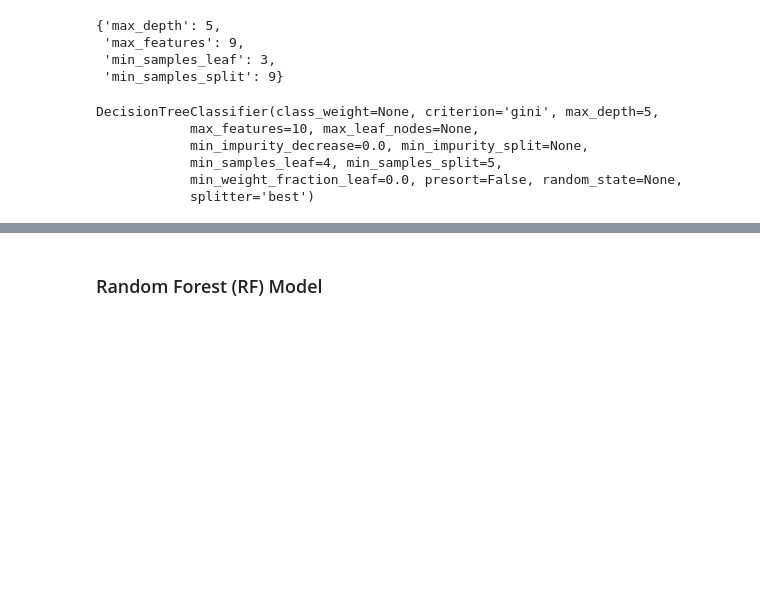
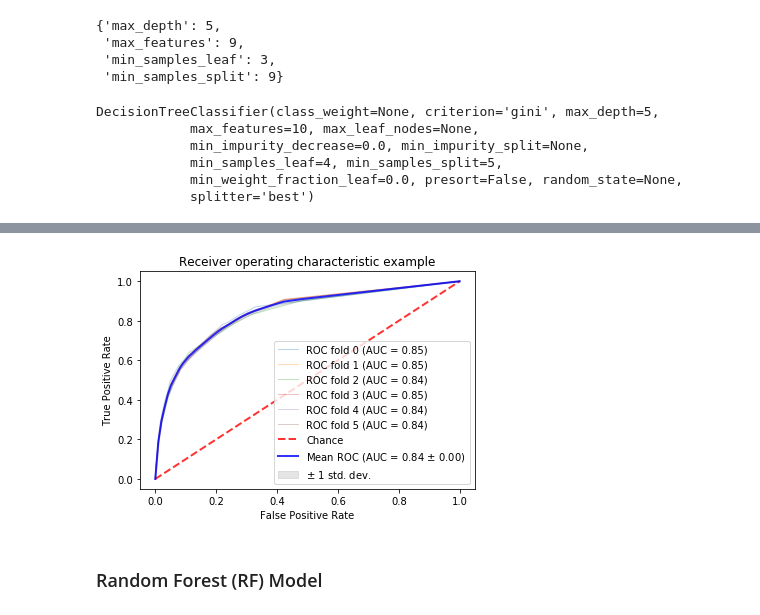
Before and after one commit to sontong22/FinancialCredit, a Jupyter notebook: TrainModels.ipynb, the cells around one changed output, grey strips where cells are left out. Drawn from its saved outputs; the diff is of its cells as text; code cells hidden in the pictures; blank space fills up the shorter version.

Commit message:
Finish ROC with cross validation. WIP model ensemble.

```diff
--- a/TrainModels.ipynb
+++ b/TrainModels.ipynb
@@ -551,3 +537,62 @@ KeyError: '[ 24953  24954  24955 ... 149996 149997 149998] not in index'
+# %%
+from sklearn.metrics import roc_curve, auc
+from sklearn.model_selection import KFold
+
+kf = KFold(n_splits=6)
+kf.get_n_splits(X_train)
+
+tprs = []
+aucs = []
+mean_fpr = np.linspace(0, 1, 100)
+
+dt_tuned = DecisionTreeClassifier(max_depth=5, max_features=10, min_samples_leaf=4, min_samples_split=5)
+
+i = 0
+
+for train_index, test_index in kf.split(X_train, Y_train):
+    x_train, x_test = X_train.iloc[train_index], X_train.iloc[test_index]
+    y_train, y_test = Y_train.iloc[train_index], Y_train.iloc[test_index]
+
+    dt_tuned.fit(x_train, y_train)
+
+    # Compute ROC curve and area the curve
+    Y_pred_proba = dt_tuned.predict_proba(x_test)[:,1]
+    fpr, tpr, thresholds = roc_curve(y_test, Y_pred_proba)
+
+    tprs.append(interp(mean_fpr, fpr, tpr))
+    tprs[-1][0] = 0.0
+    roc_auc = auc(fpr, tpr)
+    aucs.append(roc_auc)
+    plt.plot(fpr, tpr, lw=1, alpha=0.3,
+             label='ROC fold %d (AUC = %0.2f)' % (i, roc_auc))
+    i += 1
+
+plt.plot([0, 1], [0, 1], linestyle='--', lw=2, color='r',
+         label='Chance', alpha=.8)
+
+mean_tpr = np.mean(tprs, axis=0)
+mean_tpr[-1] = 1.0
+mean_auc = auc(mean_fpr, mean_tpr)
+std_auc = np.std(aucs)
+plt.plot(mean_fpr, mean_tpr, color='b',
+         label=r'Mean ROC (AUC = %0.2f $\pm$ %0.2f)' % (mean_auc, std_auc),
+         lw=2, alpha=.8)
+
+std_tpr = np.std(tprs, axis=0)
+tprs_upper = np.minimum(mean_tpr + std_tpr, 1)
+tprs_lower = np.maximum(mean_tpr - std_tpr, 0)
+plt.fill_between(mean_fpr, tprs_lower, tprs_upper, color='grey', alpha=.2,
+                 label=r'$\pm$ 1 std. dev.')
+
+plt.xlim([-0.05, 1.05])
+plt.ylim([-0.05, 1.05])
+plt.xlabel('False Positive Rate')
+plt.ylabel('True Positive Rate')
+plt.title('Receiver operating characteristic with 6 folds')
+plt.legend(loc="lower right")
+plt.show()
+# %% [output]
+[figure, added]
 # %% [markdown]
 ### Random Forest (RF) Model
 # %%
```
Also changed, not shown: parts of 38 cells of this notebook.
